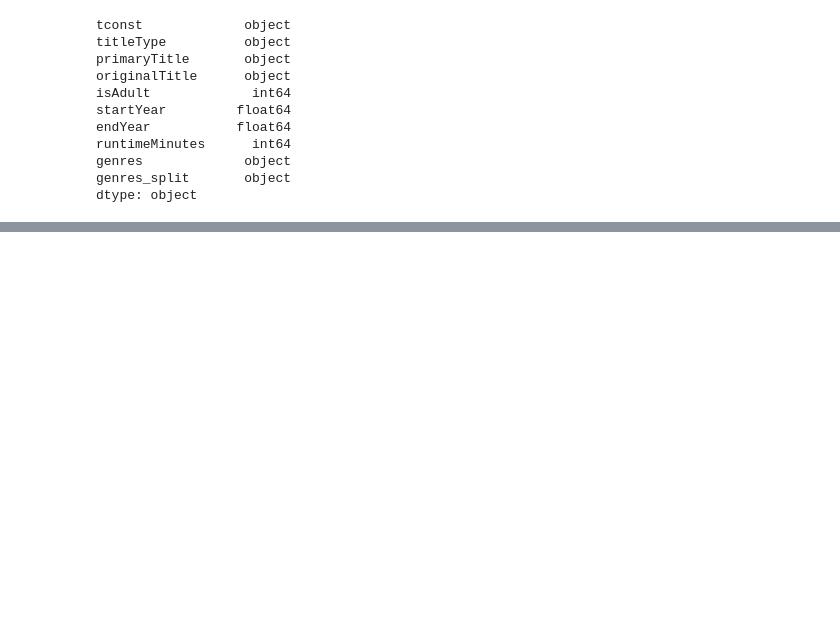
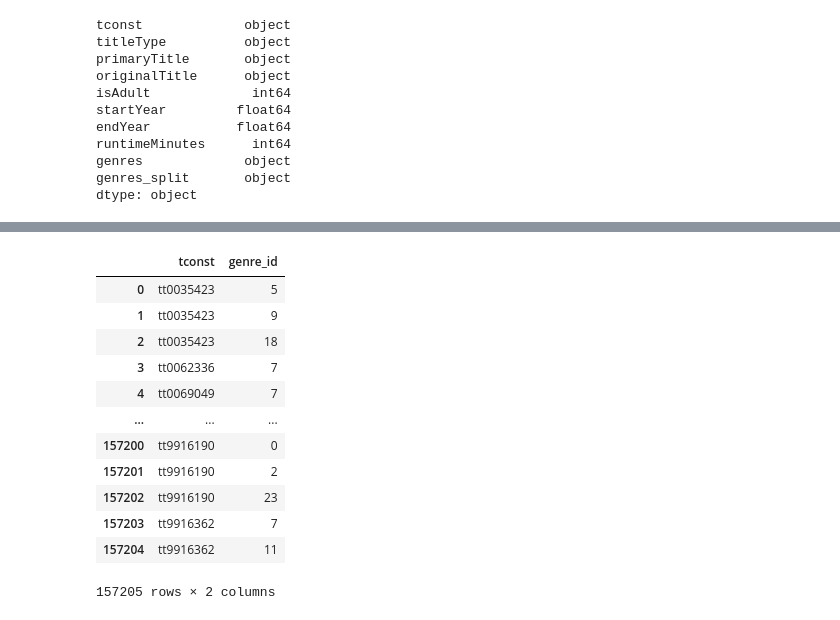
Before and after one commit to susansunshin/Project-3-Part-1, a Jupyter notebook: Part 3.ipynb, the cells around one changed output, grey strips where cells are left out. Drawn from its saved outputs; the diff is of its cells as text; code cells hidden in the pictures; blank space fills up the shorter version.

```diff
--- a/Part 3.ipynb
+++ b/Part 3.ipynb
@@ -172,0 +205,17 @@ OperationalError: (pymysql.err.OperationalError) (1241, 'Operand should contain
+# %%
+q = """SELECT * FROM title_genres;"""
+pd.read_sql(q, engine)
+# %% [output]
+|  | tconst | genre_id |
+| 0 | tt0035423 | 5 |
+| 1 | tt0035423 | 9 |
+| 2 | tt0035423 | 18 |
+| 3 | tt0062336 | 7 |
+| 4 | tt0069049 | 7 |
+| ... | ... | ... |
+| 157200 | tt9916190 | 0 |
+| 157201 | tt9916190 | 2 |
+| 157202 | tt9916190 | 23 |
+| 157203 | tt9916362 | 7 |
+| 157204 | tt9916362 | 11 |
+157205 rows × 2 columns
```
Also changed, not shown: parts of 7 cells of this notebook.
